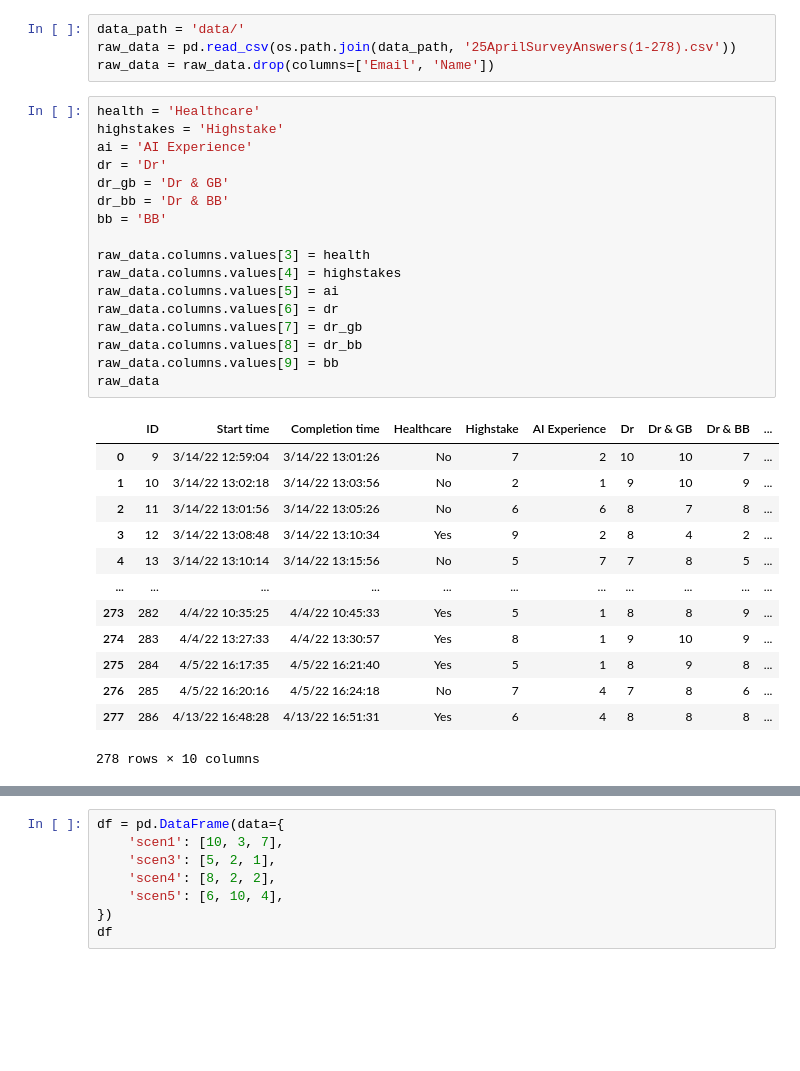
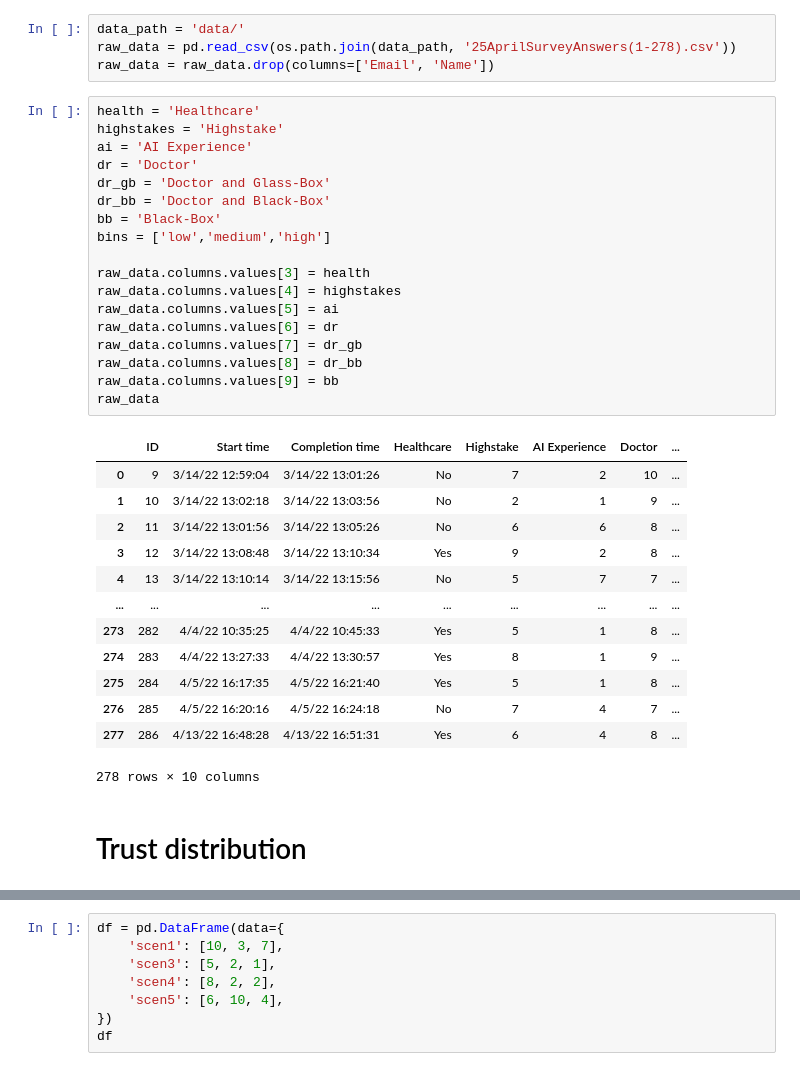
Before and after one commit to isabelladegen/elf, a Jupyter notebook: Isabellas-Notebook.ipynb, the cells around one changed output, grey strips where cells are left out. Cells and saved outputs as stored; diff of their text form; blank space fills up the shorter version.

```diff
--- a/Isabellas-Notebook.ipynb
+++ b/Isabellas-Notebook.ipynb
@@ -10,31 +10,34 @@ raw_data = raw_data.drop(columns=['Email', 'Name'])
 # %%
 health = 'Healthcare'
 highstakes = 'Highstake'
 ai = 'AI Experience'
-dr = 'Dr'
-dr_gb = 'Dr & GB'
-dr_bb = 'Dr & BB'
-bb = 'BB'
+dr = 'Doctor'
+dr_gb = 'Doctor and Glass-Box'
+dr_bb = 'Doctor and Black-Box'
+bb = 'Black-Box'
+bins = ['low','medium','high']
 
 raw_data.columns.values[3] = health
 raw_data.columns.values[4] = highstakes
 raw_data.columns.values[5] = ai
 raw_data.columns.values[6] = dr
 raw_data.columns.values[7] = dr_gb
 raw_data.columns.values[8] = dr_bb
 raw_data.columns.values[9] = bb
 raw_data
 # %% [output]
-|  | ID | Start time | Completion time | Healthcare | Highstake | AI Experience | Dr | Dr & GB | Dr & BB | ... |
-| 0 | 9 | 3/14/22 12:59:04 | 3/14/22 13:01:26 | No | 7 | 2 | 10 | 10 | 7 | ... |
-| 1 | 10 | 3/14/22 13:02:18 | 3/14/22 13:03:56 | No | 2 | 1 | 9 | 10 | 9 | ... |
-| 2 | 11 | 3/14/22 13:01:56 | 3/14/22 13:05:26 | No | 6 | 6 | 8 | 7 | 8 | ... |
-| 3 | 12 | 3/14/22 13:08:48 | 3/14/22 13:10:34 | Yes | 9 | 2 | 8 | 4 | 2 | ... |
-| 4 | 13 | 3/14/22 13:10:14 | 3/14/22 13:15:56 | No | 5 | 7 | 7 | 8 | 5 | ... |
-| ... | ... | ... | ... | ... | ... | ... | ... | ... | ... | ... |
-| 273 | 282 | 4/4/22 10:35:25 | 4/4/22 10:45:33 | Yes | 5 | 1 | 8 | 8 | 9 | ... |
-| 274 | 283 | 4/4/22 13:27:33 | 4/4/22 13:30:57 | Yes | 8 | 1 | 9 | 10 | 9 | ... |
-| 275 | 284 | 4/5/22 16:17:35 | 4/5/22 16:21:40 | Yes | 5 | 1 | 8 | 9 | 8 | ... |
-| 276 | 285 | 4/5/22 16:20:16 | 4/5/22 16:24:18 | No | 7 | 4 | 7 | 8 | 6 | ... |
-| 277 | 286 | 4/13/22 16:48:28 | 4/13/22 16:51:31 | Yes | 6 | 4 | 8 | 8 | 8 | ... |
+|  | ID | Start time | Completion time | Healthcare | Highstake | AI Experience | Doctor | ... |
+| 0 | 9 | 3/14/22 12:59:04 | 3/14/22 13:01:26 | No | 7 | 2 | 10 | ... |
+| 1 | 10 | 3/14/22 13:02:18 | 3/14/22 13:03:56 | No | 2 | 1 | 9 | ... |
+| 2 | 11 | 3/14/22 13:01:56 | 3/14/22 13:05:26 | No | 6 | 6 | 8 | ... |
+| 3 | 12 | 3/14/22 13:08:48 | 3/14/22 13:10:34 | Yes | 9 | 2 | 8 | ... |
+| 4 | 13 | 3/14/22 13:10:14 | 3/14/22 13:15:56 | No | 5 | 7 | 7 | ... |
+| ... | ... | ... | ... | ... | ... | ... | ... | ... |
+| 273 | 282 | 4/4/22 10:35:25 | 4/4/22 10:45:33 | Yes | 5 | 1 | 8 | ... |
+| 274 | 283 | 4/4/22 13:27:33 | 4/4/22 13:30:57 | Yes | 8 | 1 | 9 | ... |
+| 275 | 284 | 4/5/22 16:17:35 | 4/5/22 16:21:40 | Yes | 5 | 1 | 8 | ... |
+| 276 | 285 | 4/5/22 16:20:16 | 4/5/22 16:24:18 | No | 7 | 4 | 7 | ... |
+| 277 | 286 | 4/13/22 16:48:28 | 4/13/22 16:51:31 | Yes | 6 | 4 | 8 | ... |
 278 rows × 10 columns
+# %% [markdown]
+# Trust distribution
```
Also changed, not shown: parts of 17 cells of this notebook.
